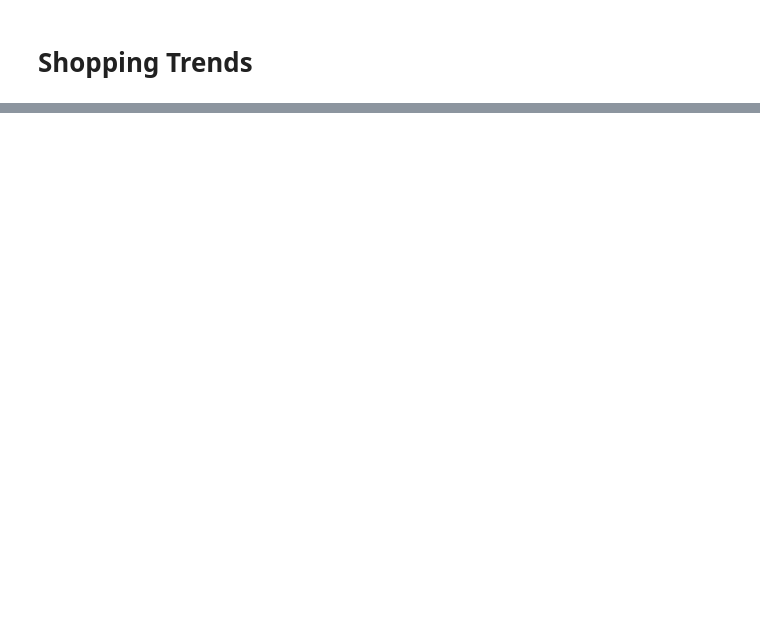
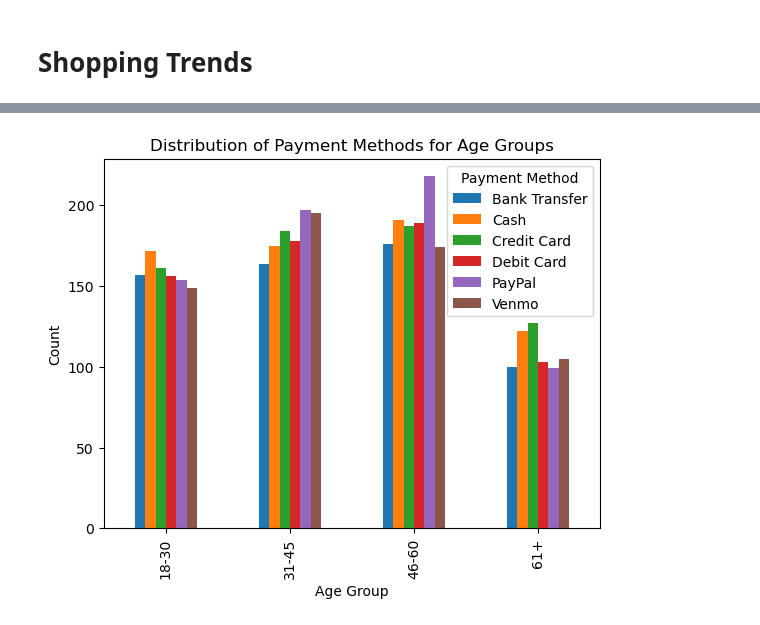
Before and after one commit to dsyrjanen/Project-1, a Jupyter notebook: shopping_trends.ipynb, the cells around one changed output, grey strips where cells are left out. Cells and saved outputs as stored; diff of their text form; code cells hidden in the pictures; blank space fills up the shorter version.

```diff
--- a/shopping_trends.ipynb
+++ b/shopping_trends.ipynb
@@ -52,0 +54,11 @@ shopping_trends_data.head()
+# %%
+#Age Group as x-axis
+age_vs_payment = shopping_trends_data.groupby('Age Group')['Payment Method'].count()
+pivot_table = shopping_trends_data.pivot_table(index='Age Group', columns='Payment Method', aggfunc='size', fill_value=0)
+pivot_table.plot(kind='bar', stacked=False)
+plt.title('Distribution of Payment Methods for Age Groups')
+plt.xlabel('Age Group')
+plt.ylabel('Count')
+plt.show()
+# %% [output]
+[figure, added]
```
Also changed, not shown: parts of 18 cells of this notebook.
